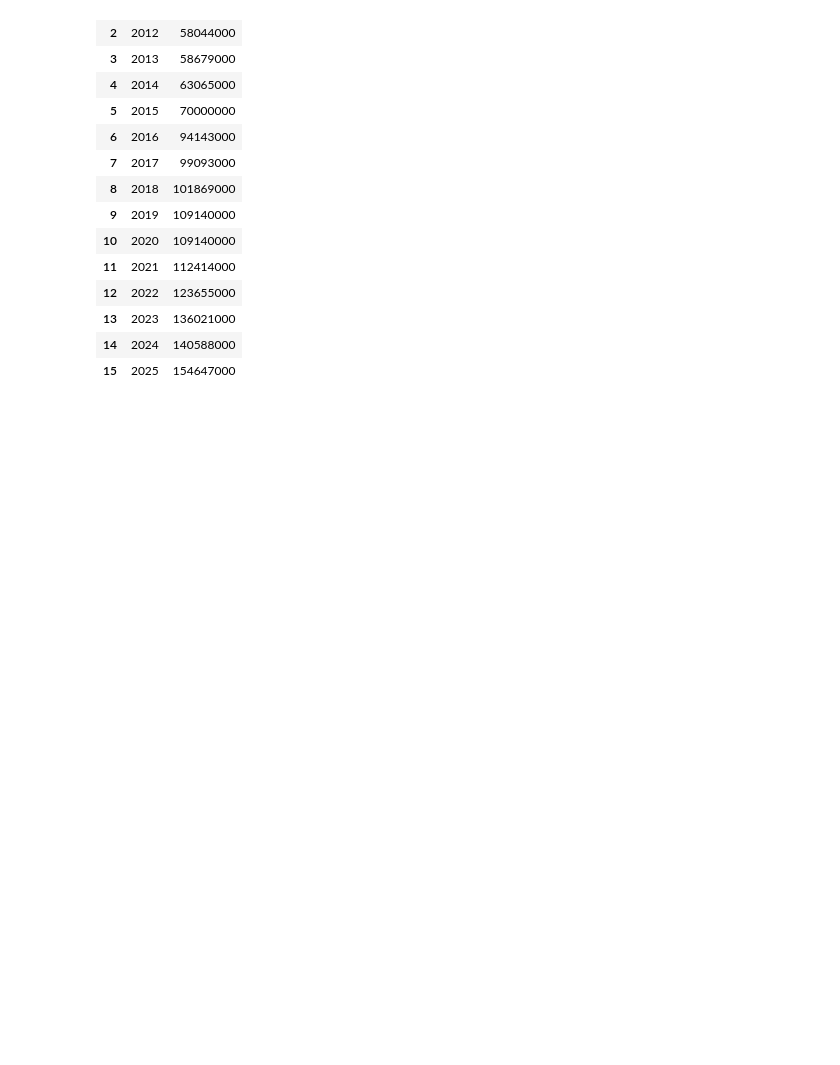
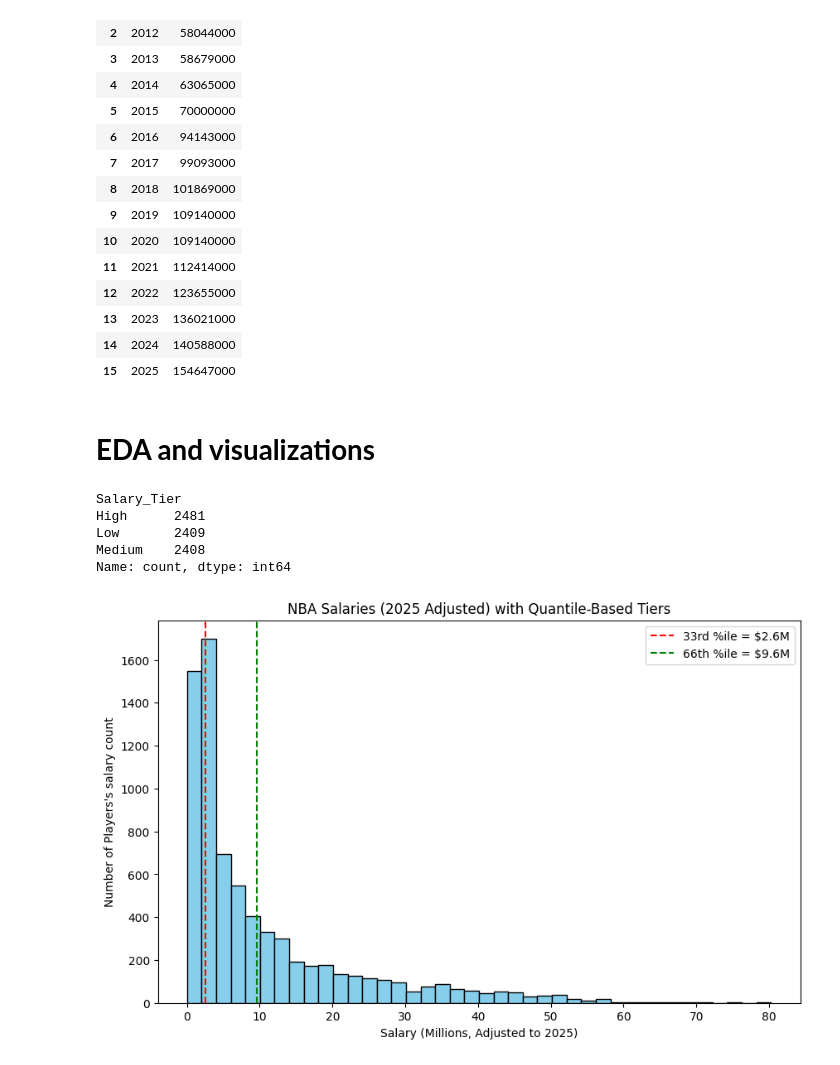
Before and after one commit to sophiezydfifi/207fall-project-ding-peteh-valadez-zhang, a Jupyter notebook: 207_Milestone_workbook.ipynb, the cells around one changed output. Drawn from its saved outputs; the diff is of its cells as text; code cells hidden in the pictures; blank space fills up the shorter version.

```diff
--- a/207_Milestone_workbook.ipynb
+++ b/207_Milestone_workbook.ipynb
@@ -133,3 +135,45 @@ from sklearn.preprocessing import StandardScaler
 
 scaler = StandardScaler()
 X_scaled = scaler.fit_transform(X)
+# %% [markdown]
+# **EDA and visualizations**
+# %%
+#Classify the salary into low, mid and high categories
+# Define quantile cutoffs (33rd and 66th percentiles)
+q33 = df["Salary_2025_Adjusted"].quantile(0.33)
+q66 = df["Salary_2025_Adjusted"].quantile(0.66)
+
+# Create a categorical variable for salary tiers
+def categorize_salary(salary):
+    if salary <= q33:
+        return "Low"
+    elif salary <= q66:
+        return "Medium"
+    else:
+        return "High"
+
+df["Salary_Tier"] = df["Salary_2025_Adjusted"].apply(categorize_salary)
+
+# Quick check of class balance
+print(df["Salary_Tier"].value_counts())
+# %% [output]
+Salary_Tier
+High      2481
+Low       2409
+Medium    2408
+Name: count, dtype: int64
+# %%
+#plot the graph to show distribution
+import matplotlib.pyplot as plt
+import seaborn as sns
+plt.figure(figsize=(10,6))
+plt.hist(df["Salary_2025_Adjusted"]/1e6, bins=40, color="skyblue", edgecolor="black")
+plt.axvline(q33/1e6, color="red", linestyle="--", label=f"33rd %ile = ${q33/1e6:.1f}M")
+plt.axvline(q66/1e6, color="green", linestyle="--", label=f"66th %ile = ${q66/1e6:.1f}M")
+plt.title("NBA Salaries (2025 Adjusted) with Quantile-Based Tiers")
+plt.xlabel("Salary (Millions, Adjusted to 2025)")
+plt.ylabel("Number of Players's salary count")
+plt.legend()
+plt.show()
+# %% [output]
+[figure, added]
```
Also changed, not shown: parts of 1 cell of this notebook.
